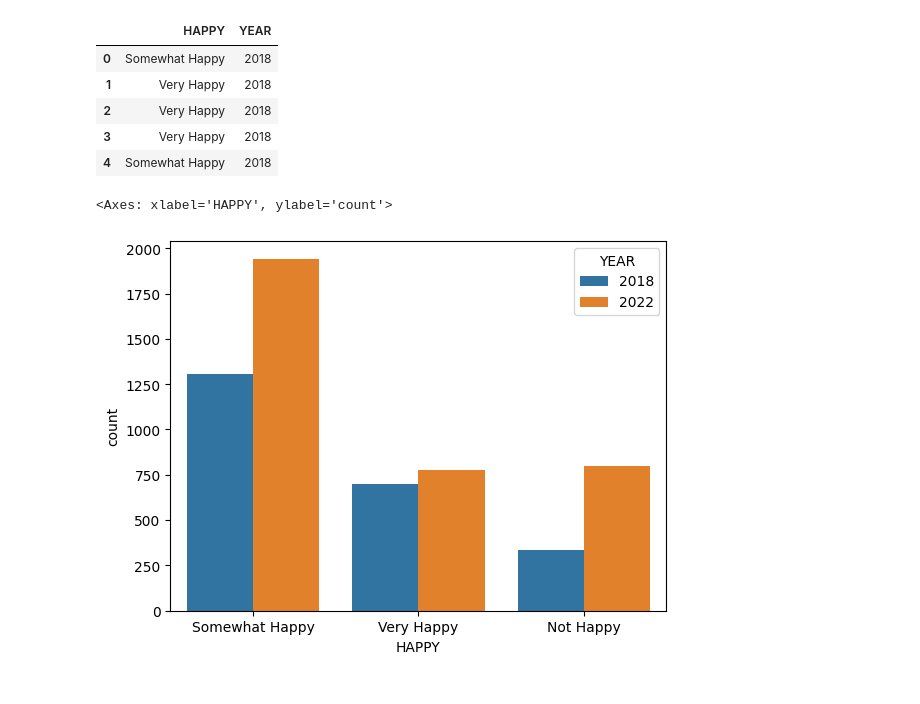
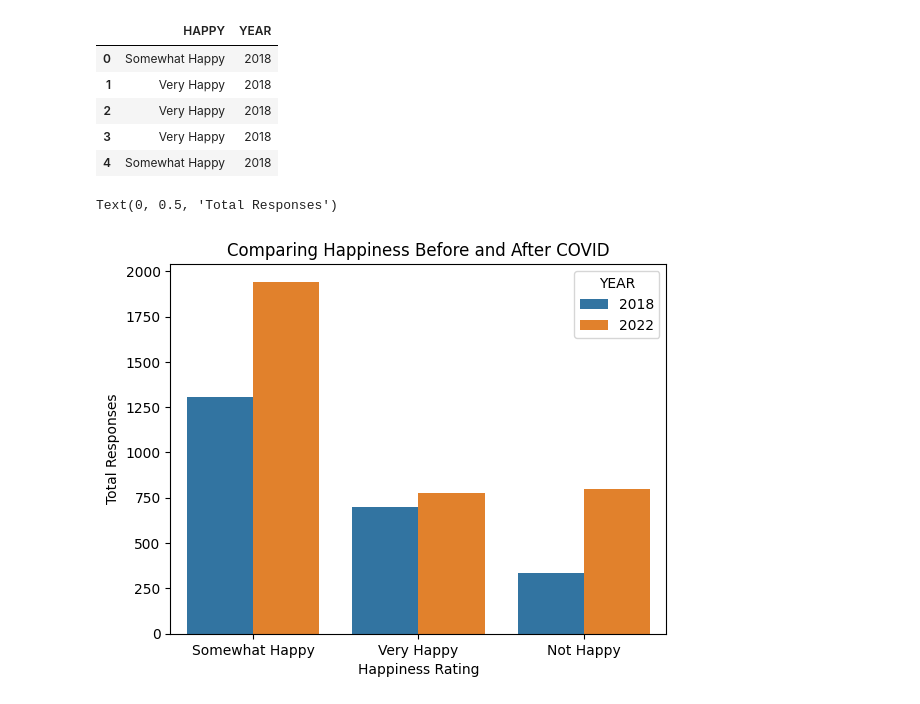
Before and after one commit to DS3001/group5, a Jupyter notebook: Copy_of_john.ipynb, the cells around one changed output. Drawn from its saved outputs; the diff is of its cells as text; code cells hidden in the pictures.

```diff
--- a/Copy_of_john.ipynb
+++ b/Copy_of_john.ipynb
@@ -191,6 +219,9 @@ df_merged.head()
 # %%
 # plot of merged happiness side by side
 sns.countplot(data=df_merged, x='HAPPY', hue='YEAR')
+plt.title("Comparing Happiness Before and After COVID") # also dk if this is an accurate title/axes names
+plt.xlabel("Happiness Rating")
+plt.ylabel("Total Responses")
 # %% [output]
-<Axes: xlabel='HAPPY', ylabel='count'>
+Text(0, 0.5, 'Total Responses')
-[figure, old version]
+[figure, new version]
```
Also changed, not shown: parts of 11 cells of this notebook.
